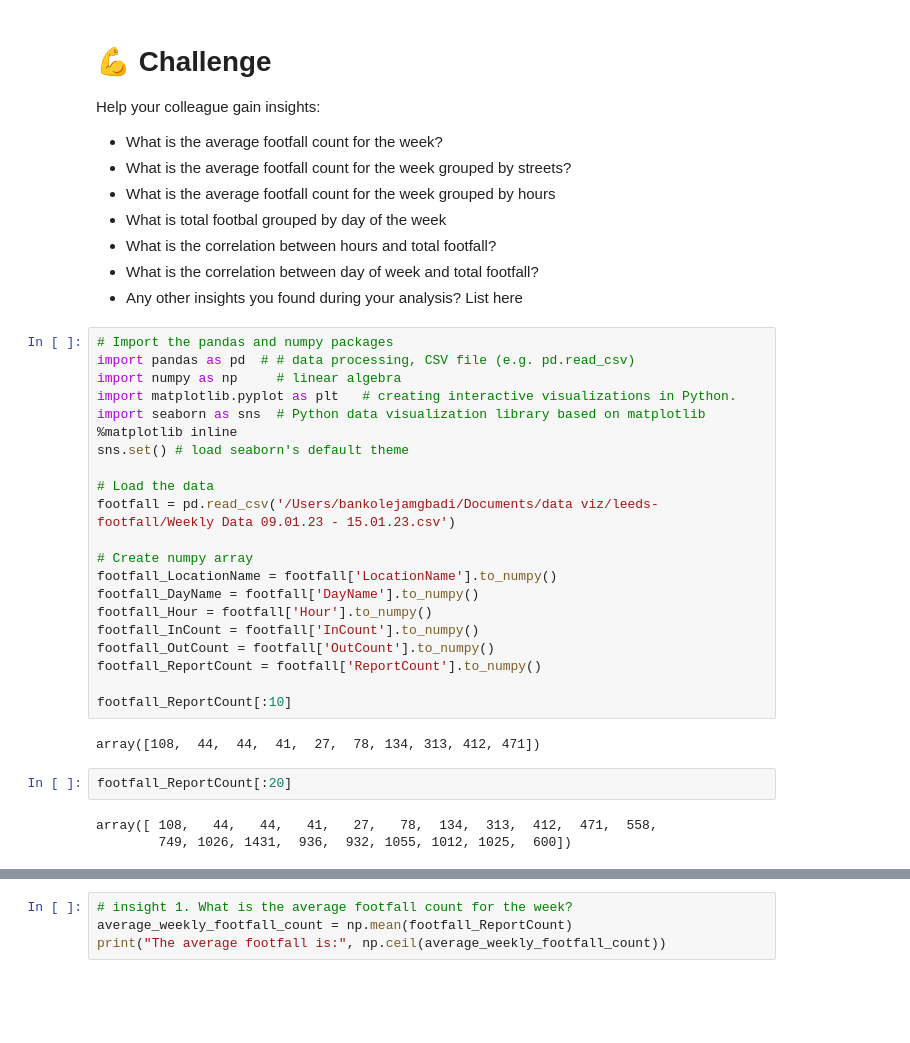
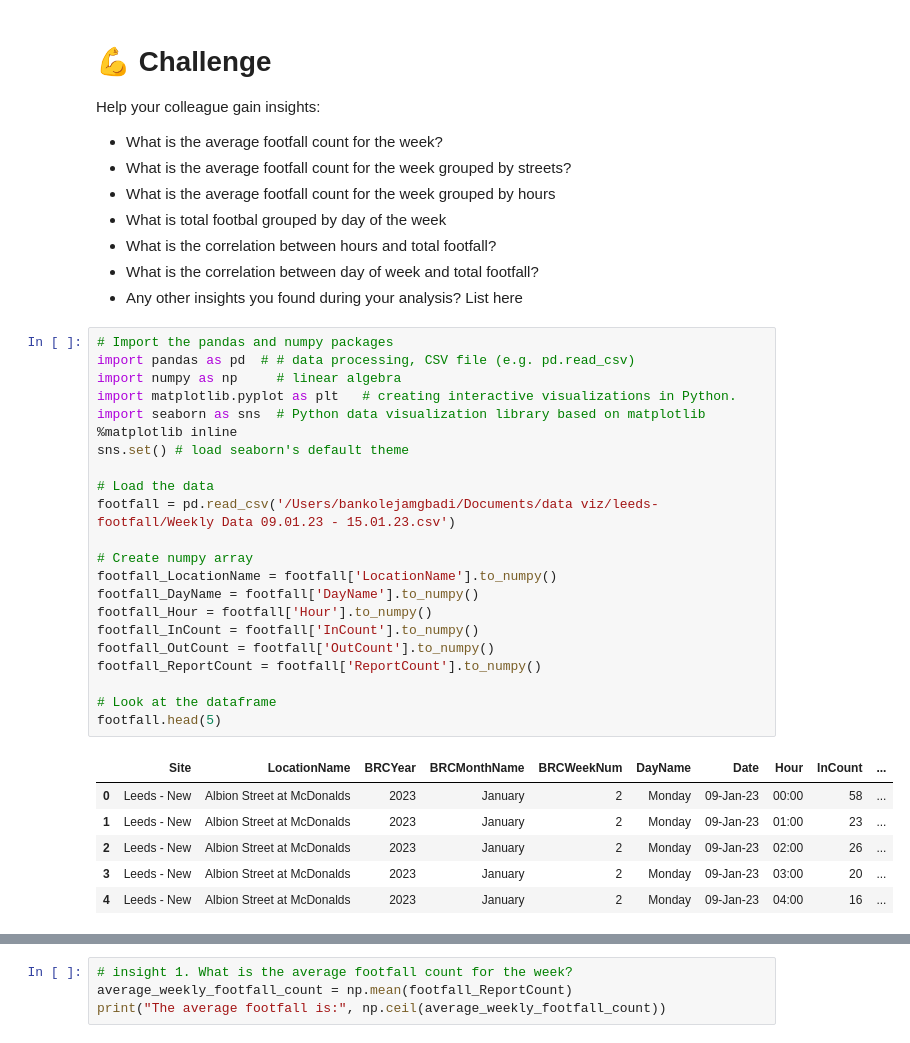
Before and after one commit to ThisisBankole/Leeds-City-Centre-Footfall-Analysis, a Jupyter notebook: leeds-footfall/leeds-footfall.ipynb, the cells around one changed output, grey strips where cells are left out. Cells and saved outputs as stored; diff of their text form; blank space fills up the shorter version.

```diff
--- a/leeds-footfall/leeds-footfall.ipynb
+++ b/leeds-footfall/leeds-footfall.ipynb
@@ -27,28 +27,29 @@ Help your colleague gain insights:
 # %%
 # Import the pandas and numpy packages
 import pandas as pd  # # data processing, CSV file (e.g. pd.read_csv)
 import numpy as np     # linear algebra
 import matplotlib.pyplot as plt   # creating interactive visualizations in Python.
 import seaborn as sns  # Python data visualization library based on matplotlib
 %matplotlib inline
 sns.set() # load seaborn's default theme
 
 # Load the data
 footfall = pd.read_csv('/Users/bankolejamgbadi/Documents/data viz/leeds-footfall/Weekly Data 09.01.23 - 15.01.23.csv')
 
 # Create numpy array
 footfall_LocationName = footfall['LocationName'].to_numpy()
 footfall_DayName = footfall['DayName'].to_numpy()
 footfall_Hour = footfall['Hour'].to_numpy()
 footfall_InCount = footfall['InCount'].to_numpy()
 footfall_OutCount = footfall['OutCount'].to_numpy()
 footfall_ReportCount = footfall['ReportCount'].to_numpy()
 
-footfall_ReportCount[:10]
+# Look at the dataframe
+footfall.head(5)
 # %% [output]
-array([108,  44,  44,  41,  27,  78, 134, 313, 412, 471])
+|  | Site | LocationName | BRCYear | BRCMonthName | BRCWeekNum | DayName | Date | Hour | InCount | ... |
+| 0 | Leeds - New | Albion Street at McDonalds | 2023 | January | 2 | Monday | 09-Jan-23 | 00:00 | 58 | ... |
+| 1 | Leeds - New | Albion Street at McDonalds | 2023 | January | 2 | Monday | 09-Jan-23 | 01:00 | 23 | ... |
+| 2 | Leeds - New | Albion Street at McDonalds | 2023 | January | 2 | Monday | 09-Jan-23 | 02:00 | 26 | ... |
+| 3 | Leeds - New | Albion Street at McDonalds | 2023 | January | 2 | Monday | 09-Jan-23 | 03:00 | 20 | ... |
+| 4 | Leeds - New | Albion Street at McDonalds | 2023 | January | 2 | Monday | 09-Jan-23 | 04:00 | 16 | ... |
-# %%
-footfall_ReportCount[:20]
-# %% [output]
-array([ 108,   44,   44,   41,   27,   78,  134,  313,  412,  471,  558,
-        749, 1026, 1431,  936,  932, 1055, 1012, 1025,  600])
```
Also changed, not shown: parts of 3 cells of this notebook.
